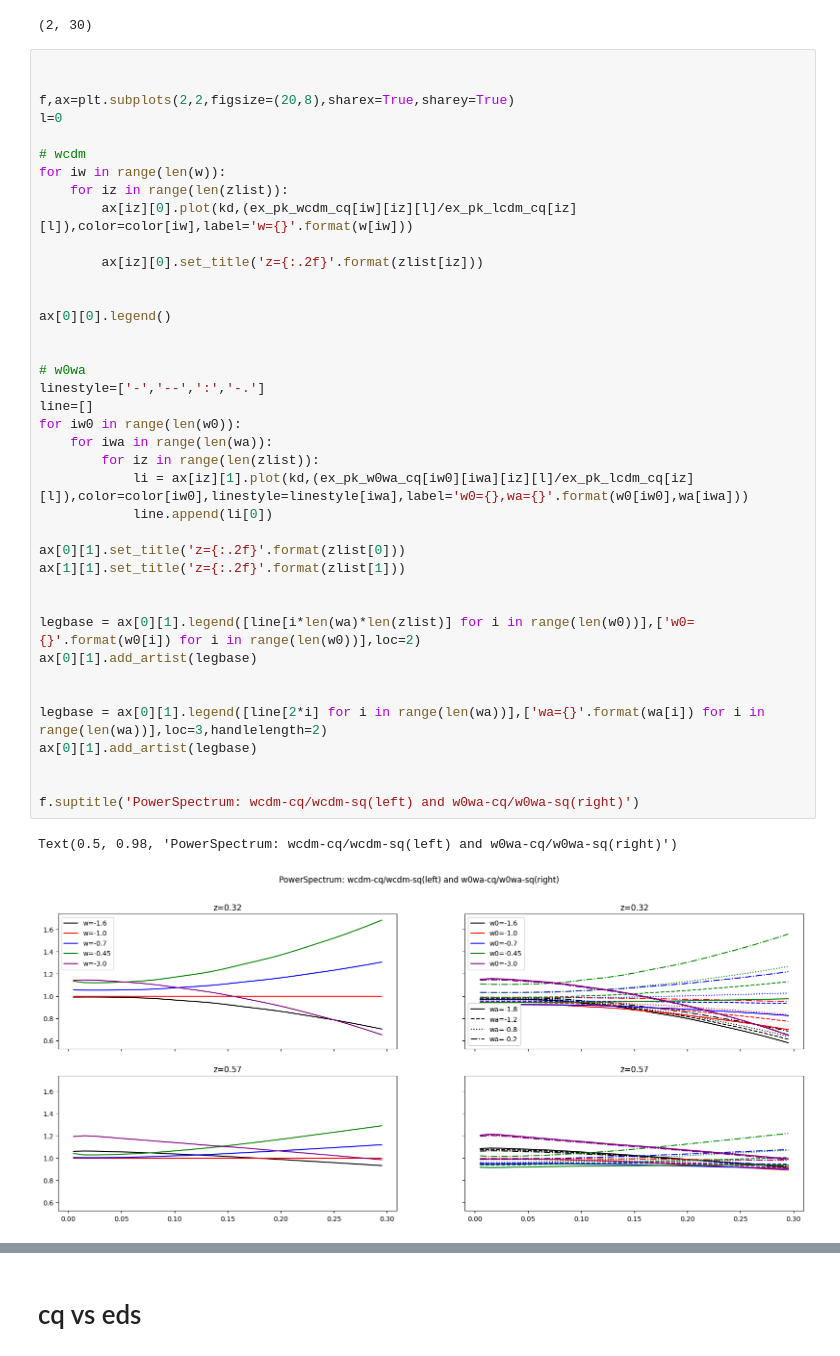
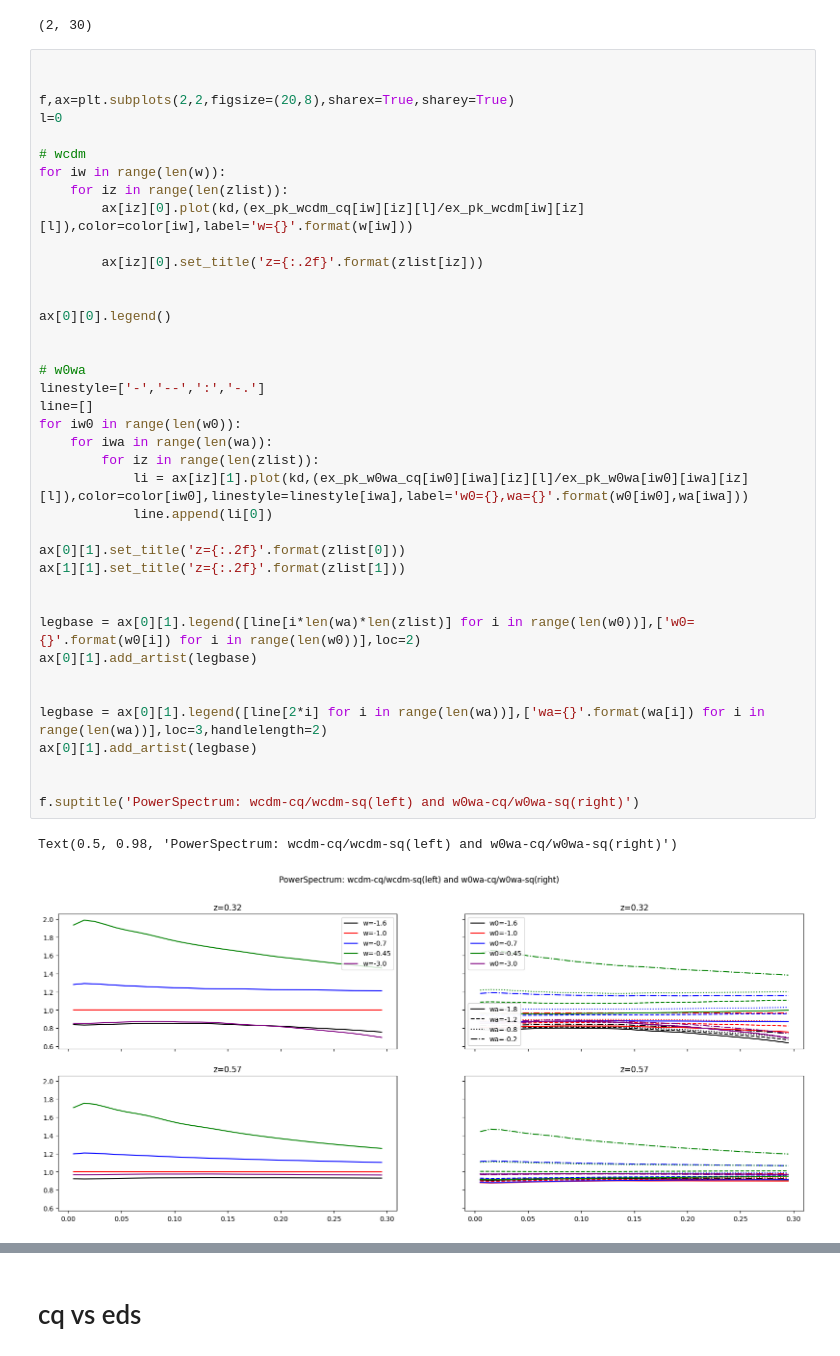
Before and after one commit to GreenPlanck/pybird, a Jupyter notebook: notebooks/cluster-quintessence/bird_cq_ex_ps.ipynb, the cells around one changed output, grey strips where cells are left out. Drawn from its saved outputs; the diff is of its cells as text.

```diff
--- a/notebooks/cluster-quintessence/bird_cq_ex_ps.ipynb
+++ b/notebooks/cluster-quintessence/bird_cq_ex_ps.ipynb
@@ -383,36 +377,36 @@ l=0
 # wcdm
 for iw in range(len(w)):
     for iz in range(len(zlist)):
-        ax[iz][0].plot(kd,(ex_pk_wcdm_cq[iw][iz][l]/ex_pk_lcdm_cq[iz][l]),color=color[iw],label='w={}'.format(w[iw]))
+        ax[iz][0].plot(kd,(ex_pk_wcdm_cq[iw][iz][l]/ex_pk_wcdm[iw][iz][l]),color=color[iw],label='w={}'.format(w[iw]))
 
         ax[iz][0].set_title('z={:.2f}'.format(zlist[iz]))
 
 
 ax[0][0].legend()
 
 
 # w0wa
 linestyle=['-','--',':','-.']
 line=[]
 for iw0 in range(len(w0)):
     for iwa in range(len(wa)):
         for iz in range(len(zlist)):
-            li = ax[iz][1].plot(kd,(ex_pk_w0wa_cq[iw0][iwa][iz][l]/ex_pk_lcdm_cq[iz][l]),color=color[iw0],linestyle=linestyle[iwa],label='w0={},wa={}'.format(w0[iw0],wa[iwa]))
+            li = ax[iz][1].plot(kd,(ex_pk_w0wa_cq[iw0][iwa][iz][l]/ex_pk_w0wa[iw0][iwa][iz][l]),color=color[iw0],linestyle=linestyle[iwa],label='w0={},wa={}'.format(w0[iw0],wa[iwa]))
             line.append(li[0])
 
 ax[0][1].set_title('z={:.2f}'.format(zlist[0]))
 ax[1][1].set_title('z={:.2f}'.format(zlist[1]))
 
 
 legbase = ax[0][1].legend([line[i*len(wa)*len(zlist)] for i in range(len(w0))],['w0={}'.format(w0[i]) for i in range(len(w0))],loc=2)
 ax[0][1].add_artist(legbase)
 
 
 legbase = ax[0][1].legend([line[2*i] for i in range(len(wa))],['wa={}'.format(wa[i]) for i in range(len(wa))],loc=3,handlelength=2)
 ax[0][1].add_artist(legbase)
 
 
 f.suptitle('PowerSpectrum: wcdm-cq/wcdm-sq(left) and w0wa-cq/w0wa-sq(right)')
 # %% [output]
 Text(0.5, 0.98, 'PowerSpectrum: wcdm-cq/wcdm-sq(left) and w0wa-cq/w0wa-sq(right)')
-[figure, old version]
+[figure, new version]
```
Also changed, not shown: parts of 4 cells of this notebook, 3 other files.
